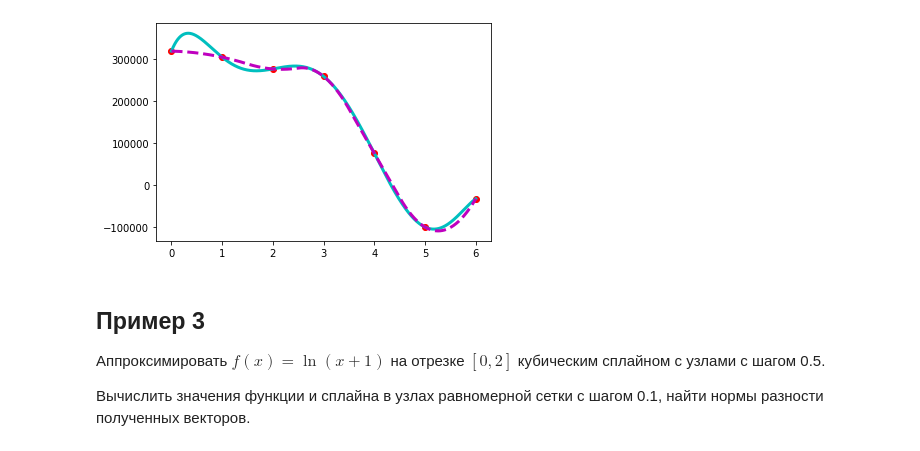
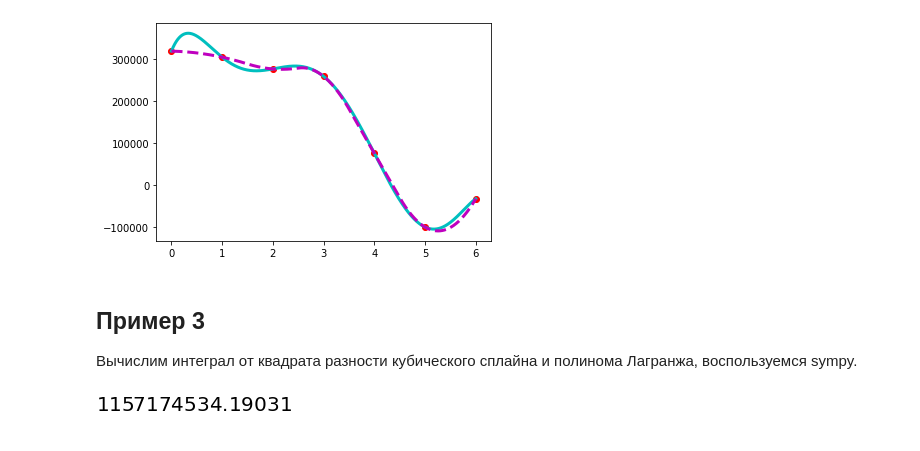
Before and after one commit to GalinaZh/Appl_alg2021, a Jupyter notebook: Applied_Alg_sem_6_Interpolation.ipynb, the cells around one changed output. Drawn from its saved outputs; the diff is of its cells as text; code cells hidden in the pictures.

```diff
--- a/Applied_Alg_sem_6_Interpolation.ipynb
+++ b/Applied_Alg_sem_6_Interpolation.ipynb
@@ -179,16 +179,16 @@ print(*[round(norm(difference2, item), 4) for item in list(range(-1, 4)) +[np.in
 [figure]
 # %%
 npsympyLagrange = sympy.lambdify(x, sympyLagrange(x))
-# %% [markdown]
-## Пример 3
-
-Аппроксимировать $f(x) = \ln(x + 1)$ на отрезке $[0, 2]$ кубическим сплайном с узлами с шагом 0.5.
-
-Вычислить значения функции и сплайна в узлах равномерной сетки с шагом 0.1, найти нормы разности полученных векторов.
+# %% [markdown]
+## Пример 3
+
+Вычислим интеграл от квадрата разности кубического сплайна и полинома Лагранжа, воспользуемся sympy.
 # %%
 x = sympy.Symbol('x')
-spline4 = interpolating_spline(1, x, list(X1), list(Y1))
+spline3 = interpolating_spline(3, x, list(X1), list(Y1))
 sympyLagrange = interpolating_poly(len(X1), x, X1, Y1)
 
-difference2 = (sympyLagrange - spline4)**2
-sympy.integrate(difference4, (x, 0, 2))
+difference3 = (sympyLagrange - spline3)**2
+sympy.integrate(difference3, (x, 0, 6))
+# %% [output]
+[figure, added]
```
Also changed, not shown: parts of 20 cells of this notebook.
